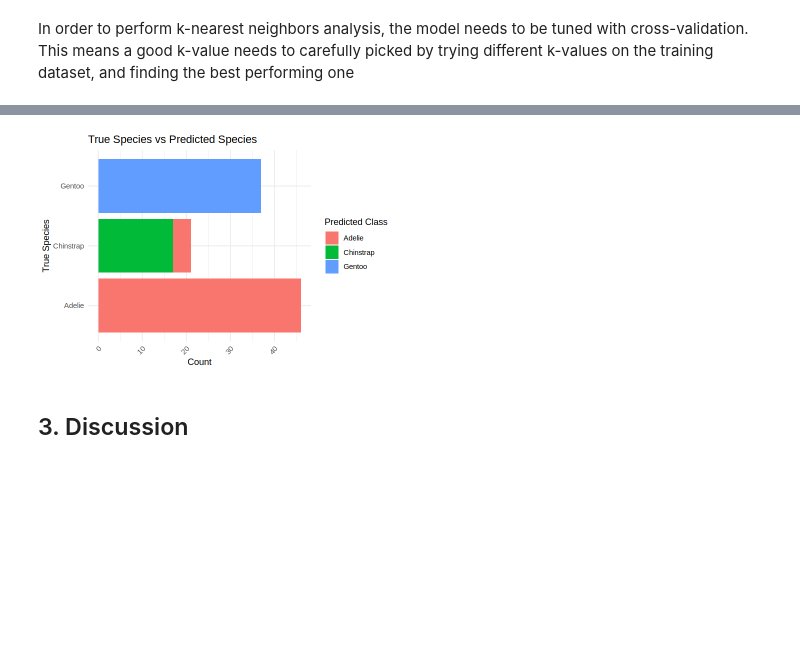
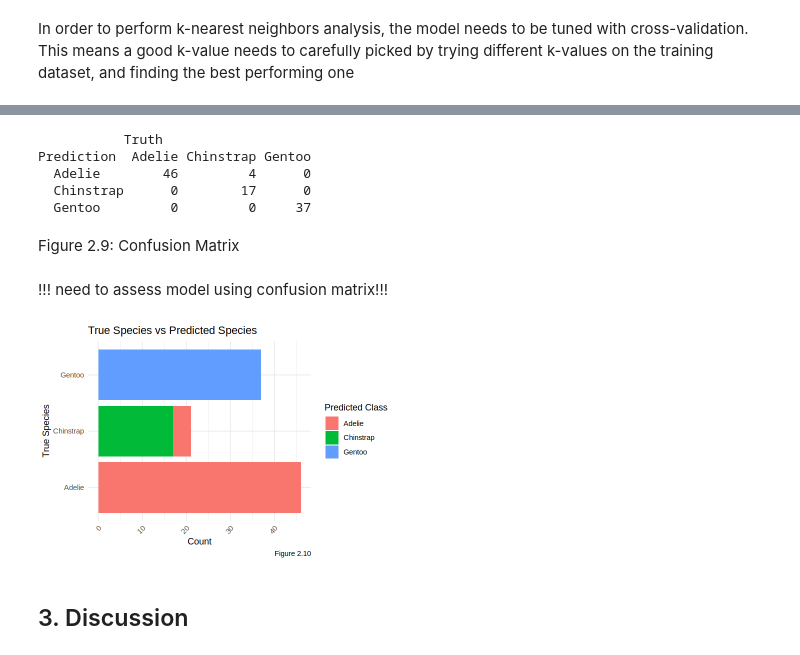
Before and after one commit to matthewsans/DCSI-100-group-project, a Jupyter notebook: Final Final.ipynb, the cells around one changed output, grey strips where cells are left out. Cells and saved outputs as stored; diff of their text form; code cells hidden in the pictures; blank space fills up the shorter version.

```diff
--- a/Final Final.ipynb
+++ b/Final Final.ipynb
@@ -298,30 +299,34 @@ Figure!!!
+# %%
+confusion <- penguin_pred |>
+             conf_mat(truth = species, estimate = .pred_class)
+
+confusion
+# %% [output]
+           Truth
+Prediction  Adelie Chinstrap Gentoo
+  Adelie        46         4      0
+  Chinstrap      0        17      0
+  Gentoo         0         0     37
+# %% [markdown]
+Figure 2.9: Confusion Matrix
+# %% [markdown]
+!!! need to assess model using confusion matrix!!!
 # %%
 
-
-# # Plot a grouped bar plot
-# ggplot(confusion_counts, aes(x = truth, y = Freq, fill = factor(Var2))) +
-#   geom_bar(stat = "identity", position = "dodge") +
-#   labs(title = "Confusion Matrix",
-#        x = "True Class",
-#        y = "Count",
-#        fill = "Predicted Class") +
-#   theme_minimal()
-
-
-# Plot a grouped bar plot
 visual_final <- ggplot(penguin_pred, aes(x = species, fill = .pred_class)) +
     geom_bar() +
     labs(title = "True Species vs Predicted Species",
        x = "True Species",
        y = "Count",
-       fill = "Predicted Class") +
+       fill = "Predicted Class",
+       caption = "Figure 2.10") +
     theme_minimal() +
     coord_flip() +
     scale_x_discrete(labels = c("Adelie", "Chinstrap", "Gentoo")) +
     theme(axis.text.x = element_text(angle = 45, vjust = 1, hjust = 1))
 visual_final
 # %% [output]
-[figure, old version]
+[figure, new version]
 # %% [markdown]
 ## 3. Discussion
 # %% [markdown]
```
Also changed, not shown: parts of 15 cells of this notebook.
